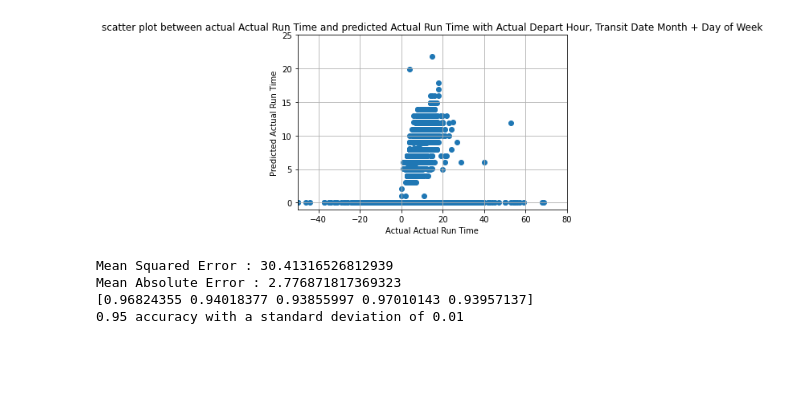
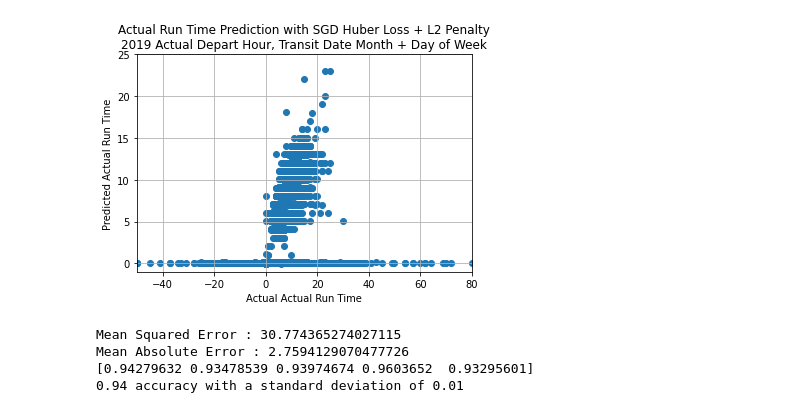
Before and after one commit to jairad26/LTC-Research-Challenge, a Jupyter notebook: DU Actual Run Time Analysis.ipynb, the cells around one changed output. Cells and saved outputs as stored; diff of their text form; code cells hidden in the pictures; blank space fills up the shorter version.

```diff
--- a/DU Actual Run Time Analysis.ipynb
+++ b/DU Actual Run Time Analysis.ipynb
@@ -12,11 +12,11 @@ from sklearn import preprocessing, neighbors, svm
 from sklearn.model_selection import train_test_split
 from sklearn.preprocessing import OneHotEncoder
 from sklearn.model_selection import cross_val_score
-from sklearn.linear_model import SGDRegressor
+from sklearn.linear_model import SGDRegressor, Ridge
 from sklearn.metrics import mean_squared_error,mean_absolute_error
 import pickle
 
 # read file
-df = pd.read_csv(r'C:\Users\danie\Documents\GitHub\LTC-Research-Challenge\data\2019 Line 280 AVL allscripts.csv')
-# df = pd.read_csv('data/2019 Line 280 AVL allscripts.csv')
+df2019 = pd.read_csv(r'C:\Users\danie\Documents\GitHub\LTC-Research-Challenge\data\2019 Line 280 AVL allscripts.csv')
+# df2019 = pd.read_csv('data/2019 Line 280 AVL allscripts.csv')
 # %%
@@ -169,7 +171,8 @@ Mean Absolute Error : 2.8089735776891533
 # %%
-# Actual Depart Hour, Transit Date Month + Day of Week
+# SGD Huber Loss + L2 Penalty
+# 2019 Actual Depart Hour, Transit Date Month + Day of Week
 
-df3 = df.copy()
+df3 = df2019.copy()
 
 df3 = pd.get_dummies(df3, columns=['Actual Depart Hour', 'Transit Date Month', 'Day of Week']\
     ,prefix=['Enc_Hour_', 'Enc_Month_', 'Enc_Day_'])
@@ -190,8 +193,8 @@ df3.drop(['Transit Date', 'Vehicle #', 'Block #', 'Route #', 'Trip #', 'Directio
                             'Same Stop Prev Trip Departure Offset', \
                                 'Difference (Minutes)', 'Prev Departure Offset'], 1, inplace=True)
 print(df3.head)
-X = np.array(df1.drop(['Actual Run Time'],1)) #using everything except class to train
-Y = np.array(df1['Actual Run Time']) #class is the final result obviously
+X = np.array(df3.drop(['Actual Run Time'],1)) #using everything except class to train
+Y = np.array(df3['Actual Run Time']) #class is the final result obviously
 np.nan_to_num(X)
 np.nan_to_num(Y)
 pd.isnull(X)
@@ -208,7 +211,7 @@ plt.scatter(Y_test, lr_sgd.predict(X_test))
 plt.grid()
 plt.xlabel('Actual Actual Run Time')
 plt.ylabel('Predicted Actual Run Time')
-plt.title('scatter plot between actual Actual Run Time and predicted Actual Run Time with Actual Depart Hour, Transit Date Month + Day of Week')
+plt.title('Actual Run Time Prediction with SGD Huber Loss + L2 Penalty\n2019 Actual Depart Hour, Transit Date Month + Day of Week')
 plt.ylim(-1,25)
 plt.xlim(-50,80)
 plt.show()
@@ -239,5 +242,5 @@ Wall time: 849 ms
-[figure, old version]
+[figure, new version]
-Mean Squared Error : 30.41316526812939
-Mean Absolute Error : 2.776871817369323
-[0.96824355 0.94018377 0.93855997 0.97010143 0.93957137]
-0.95 accuracy with a standard deviation of 0.01
+Mean Squared Error : 30.774365274027115
+Mean Absolute Error : 2.7594129070477726
+[0.94279632 0.93478539 0.93974674 0.9603652  0.93295601]
+0.94 accuracy with a standard deviation of 0.01
```
Also changed, not shown: parts of 11 cells of this notebook, 1 other file.
